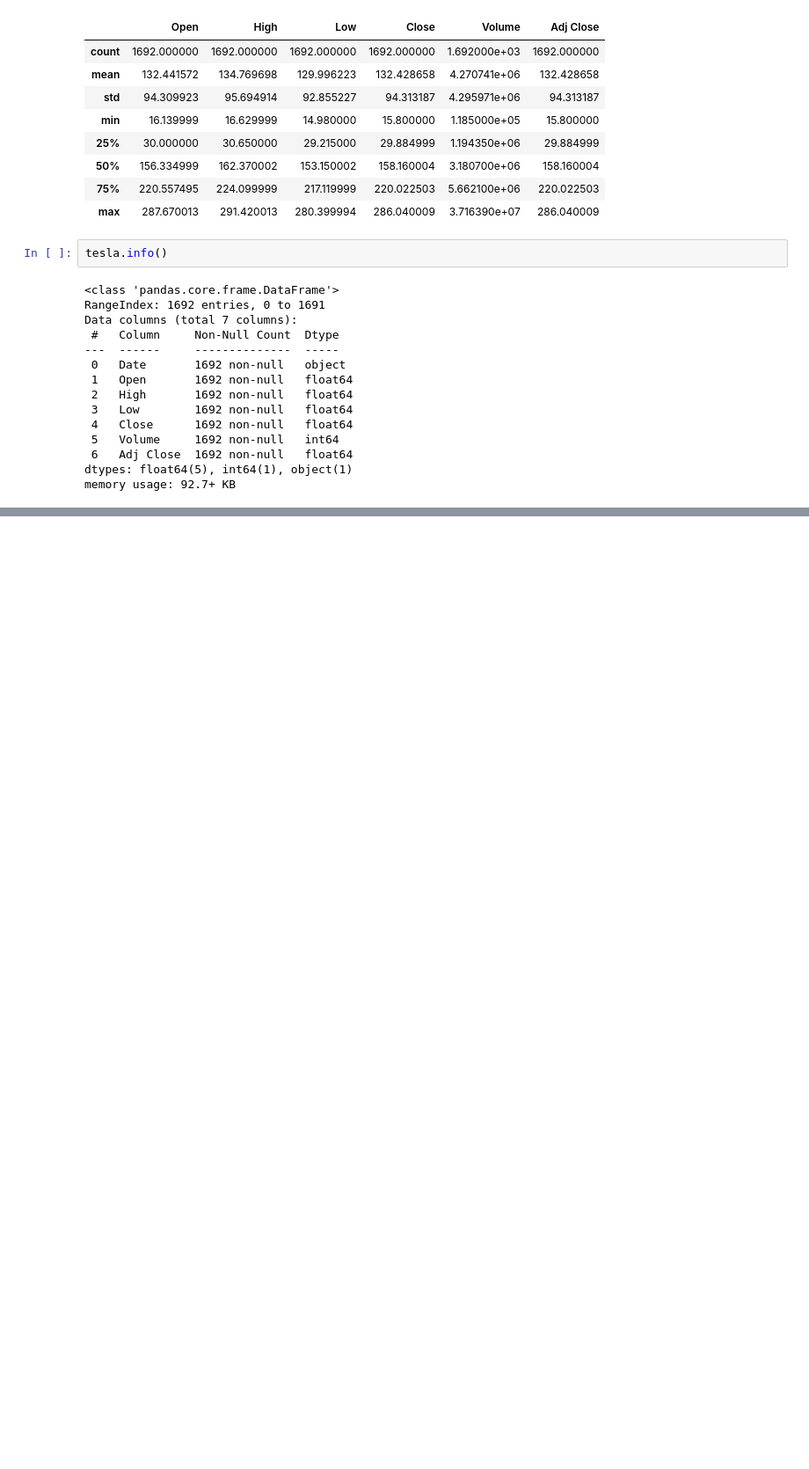
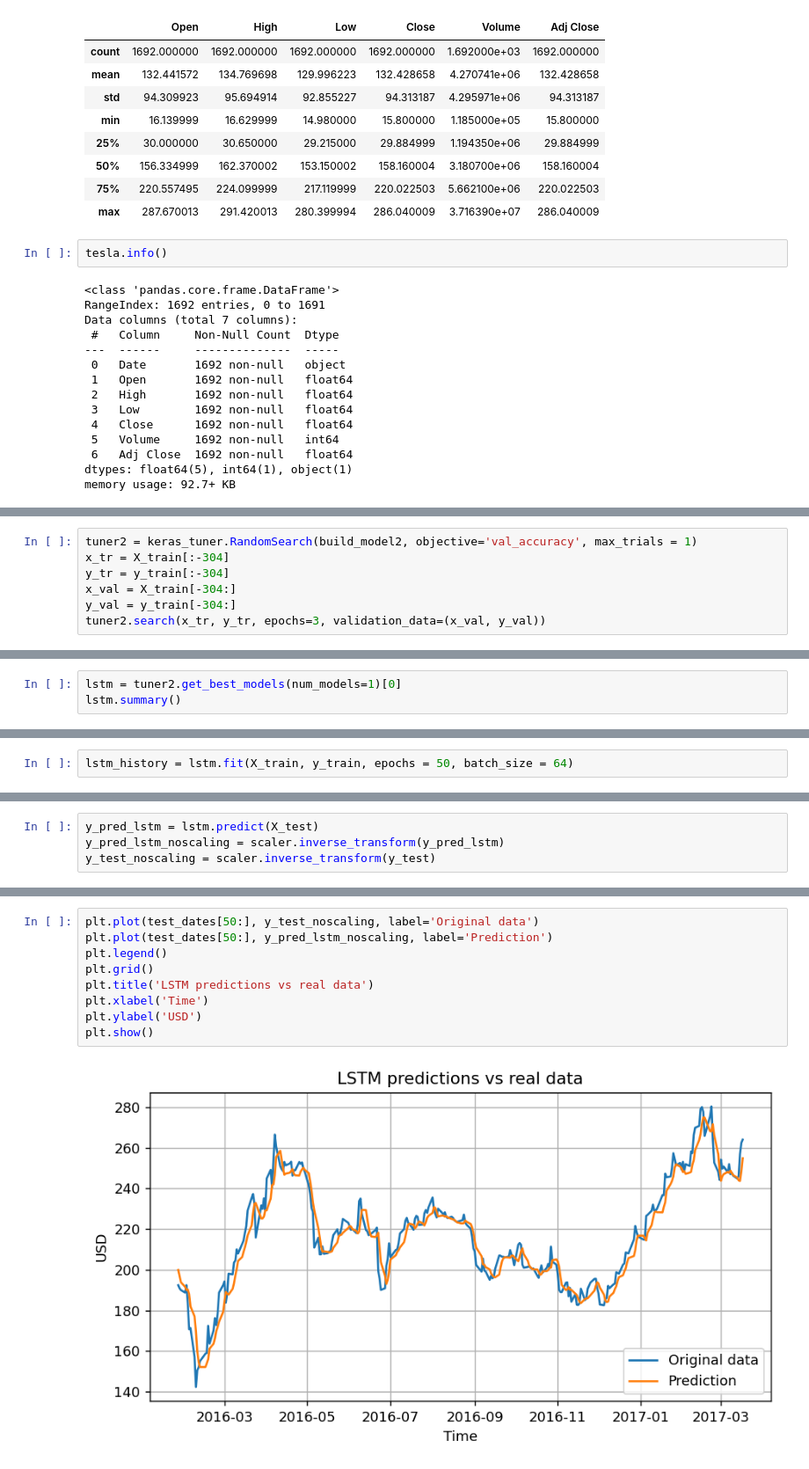
Before and after one commit to adamaj99pwr/ML, a Jupyter notebook: lab5/lab5.ipynb, the cells around one changed output, grey strips where cells are left out. Shown: that part at 88% size. Drawn from its saved outputs; the diff is of its cells as text; blank space fills up the shorter version.

```diff
--- a/lab5/lab5.ipynb
+++ b/lab5/lab5.ipynb
@@ -66,0 +251,7 @@ plt.show()
+# %%
+tuner2 = keras_tuner.RandomSearch(build_model2, objective='val_accuracy', max_trials = 1)
+x_tr = X_train[:-304]
+y_tr = y_train[:-304]
+x_val = X_train[-304:]
+y_val = y_train[-304:]
+tuner2.search(x_tr, y_tr, epochs=3, validation_data=(x_val, y_val))
@@ -66,0 +264,3 @@ plt.show()
+# %%
+lstm = tuner2.get_best_models(num_models=1)[0]
+lstm.summary()
@@ -66,0 +285,2 @@ plt.show()
+# %%
+lstm_history = lstm.fit(X_train, y_train, epochs = 50, batch_size = 64)
@@ -66,0 +305,4 @@ plt.show()
+# %%
+y_pred_lstm = lstm.predict(X_test)
+y_pred_lstm_noscaling = scaler.inverse_transform(y_pred_lstm)
+y_test_noscaling = scaler.inverse_transform(y_test)
@@ -66,0 +311,11 @@ plt.show()
+# %%
+plt.plot(test_dates[50:], y_test_noscaling, label='Original data')
+plt.plot(test_dates[50:], y_pred_lstm_noscaling, label='Prediction')
+plt.legend()
+plt.grid()
+plt.title('LSTM predictions vs real data')
+plt.xlabel('Time')
+plt.ylabel('USD')
+plt.show()
+# %% [output]
+[figure, added]
```
Also changed, not shown: parts of 26 cells of this notebook.
